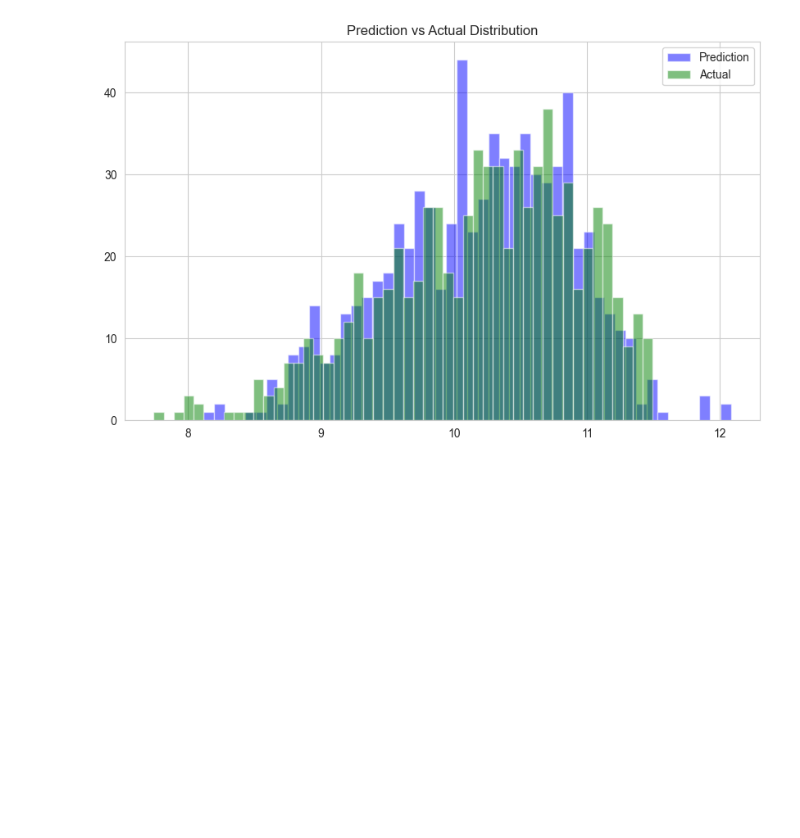
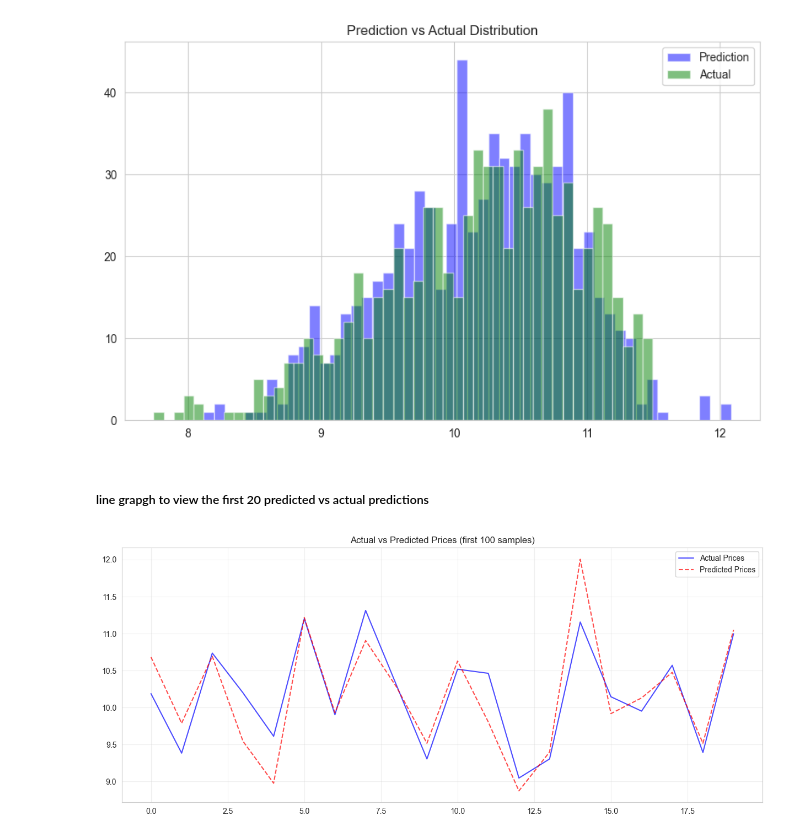
Before and after one commit to Berniceboateng775/nsp-training-program, a Jupyter notebook: car-price-model.ipynb, the cells around one changed output. Drawn from its saved outputs; the diff is of its cells as text; code cells hidden in the pictures; blank space fills up the shorter version.

Commit message:
line graph to view the first 20 predictions vs the actual prediction

```diff
--- a/car-price-model.ipynb
+++ b/car-price-model.ipynb
@@ -1393,3 +1393,17 @@ plt.title("Prediction vs Actual Distribution")
 plt.show()
 # %% [output]
 [figure]
+# %% [markdown]
+##### line grapgh to view the first 20 predicted vs actual predictions
+# %%
+
+#line graph for the first 100 cars
+plt.figure(figsize=(15, 6))
+plt.plot(y_val[:20], label='Actual Prices', color='blue', alpha=0.7)
+plt.plot(y_pred_val[:20], label='Predicted Prices', color='red', alpha=0.7, linestyle='--')
+plt.title('Actual vs Predicted Prices (first 100 samples)')
+plt.legend()
+plt.grid(True, alpha=0.3)
+plt.show()
+# %% [output]
+[figure, added]
```
